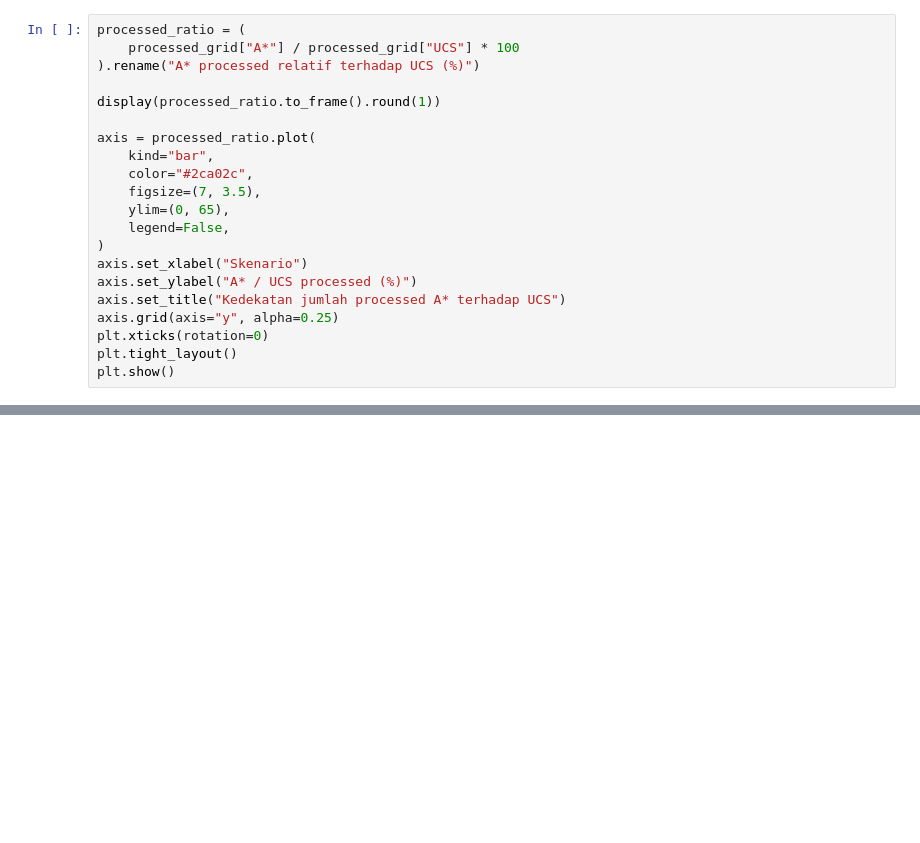
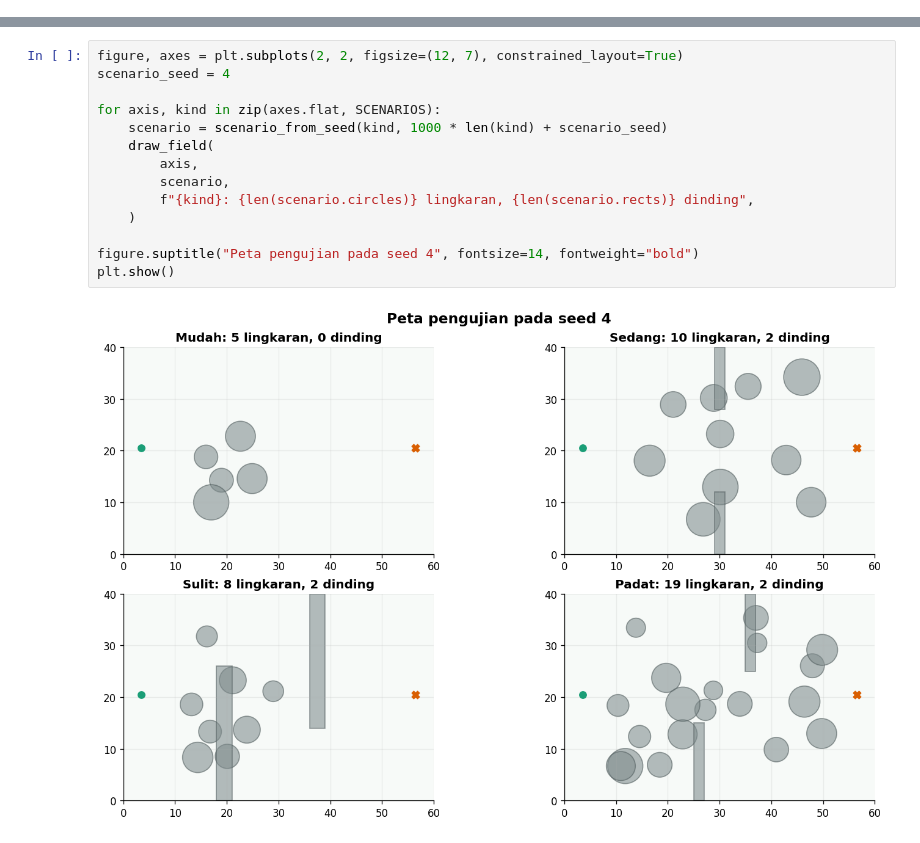
Before and after one commit to myudak/Project-ASA-Analisis-Perbandingan-Path, a Jupyter notebook: notebooks/analisis_path_planning.ipynb, the cells around one changed output, grey strips where cells are left out. Saved outputs shown, nothing was run; the diff lists cells and outputs as text; blank space fills up the shorter version.

```diff
--- a/notebooks/analisis_path_planning.ipynb
+++ b/notebooks/analisis_path_planning.ipynb
@@ -100,21 +0,0 @@ Interpretasi ini menjelaskan pola eksperimen, bukan membuktikan hubungan kausal
-# %%
-processed_ratio = (
-    processed_grid["A*"] / processed_grid["UCS"] * 100
-).rename("A* processed relatif terhadap UCS (%)")
-
-display(processed_ratio.to_frame().round(1))
-
-axis = processed_ratio.plot(
-    kind="bar",
-    color="#2ca02c",
-    figsize=(7, 3.5),
-    ylim=(0, 65),
-    legend=False,
-)
-axis.set_xlabel("Skenario")
-axis.set_ylabel("A* / UCS processed (%)")
-axis.set_title("Kedekatan jumlah processed A* terhadap UCS")
-axis.grid(axis="y", alpha=0.25)
-plt.xticks(rotation=0)
-plt.tight_layout()
-plt.show()
@@ -158,0 +194,16 @@ else:
+# %%
+figure, axes = plt.subplots(2, 2, figsize=(12, 7), constrained_layout=True)
+scenario_seed = 4
+
+for axis, kind in zip(axes.flat, SCENARIOS):
+    scenario = scenario_from_seed(kind, 1000 * len(kind) + scenario_seed)
+    draw_field(
+        axis,
+        scenario,
+        f"{kind}: {len(scenario.circles)} lingkaran, {len(scenario.rects)} dinding",
+    )
+
+figure.suptitle("Peta pengujian pada seed 4", fontsize=14, fontweight="bold")
+plt.show()
+# %% [output]
+[figure, added]
```
Also changed, not shown: parts of 47 cells of this notebook, 37 other files.
